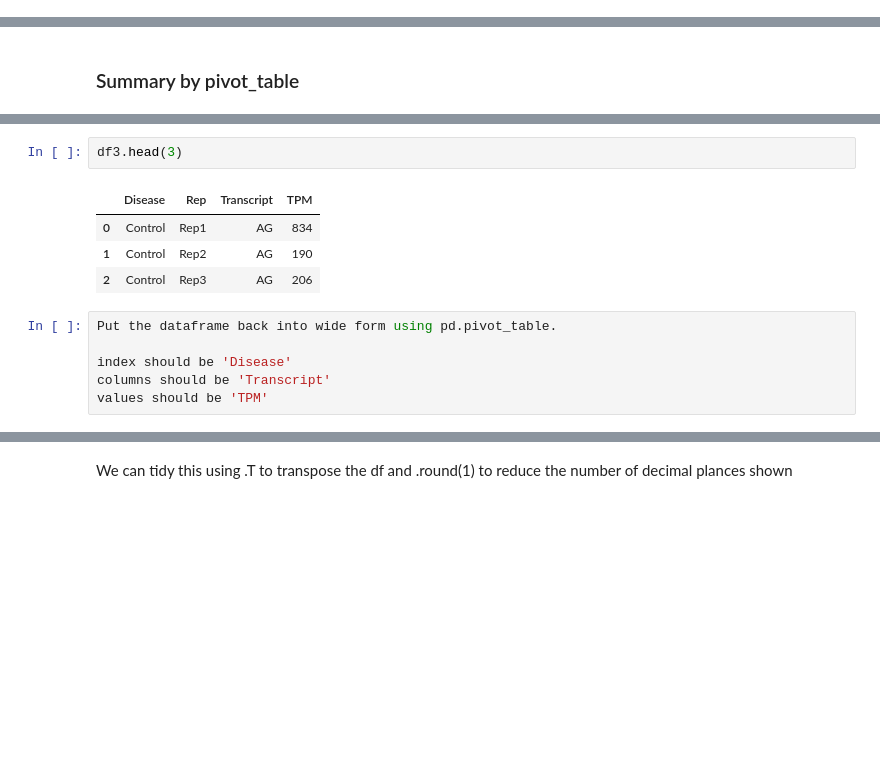
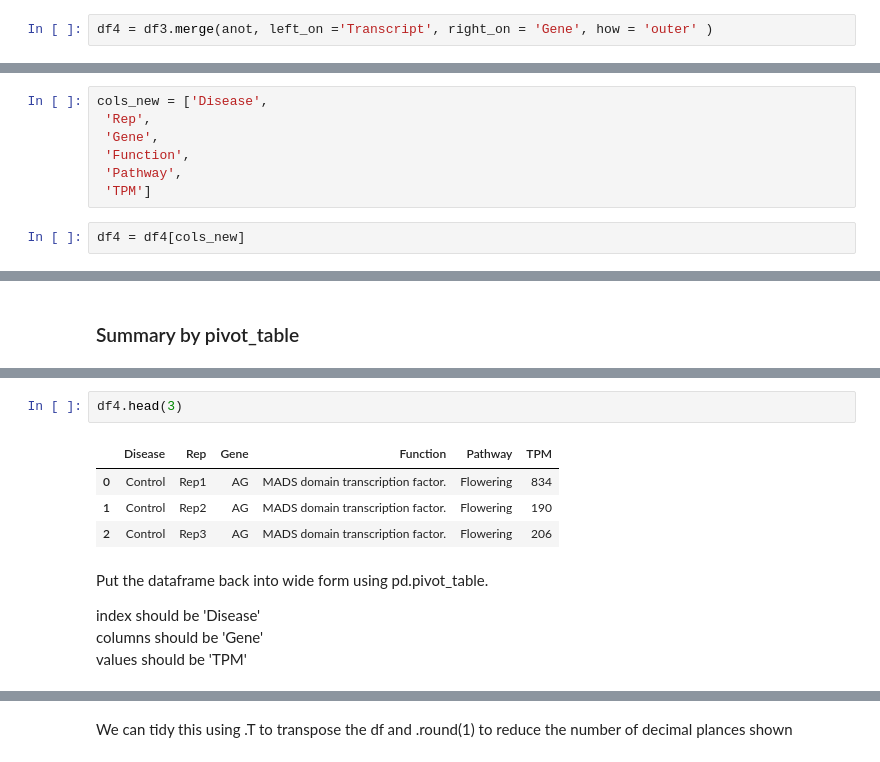
Before and after one commit to nicksavill/DEB_development, a Jupyter notebook: Week_05/Class_9_demonstrator.ipynb, the cells around one changed output, grey strips where cells are left out. Drawn from its saved outputs; the diff is of its cells as text; blank space fills up the shorter version.

```diff
--- a/Week_05/Class_9_interactive.ipynb
+++ b/Week_05/Class_9_demonstrator.ipynb
@@ -733,0 +659,2 @@ df4.loc['UFO']
+# %%
+df4 = df3.merge(anot, left_on ='Transcript', right_on = 'Gene', how = 'outer' )
@@ -733,0 +682,9 @@ df4.loc['UFO']
+# %%
+cols_new = ['Disease',
+ 'Rep',
+ 'Gene',
+ 'Function',
+ 'Pathway',
+ 'TPM']
+# %%
+df4 = df4[cols_new]
@@ -747,15 +710,15 @@ aggfunc=np.std
 aggfunc=len
 # %%
-df3.head(3)
+df4.head(3)
 # %% [output]
-|  | Disease | Rep | Transcript | TPM |
-| 0 | Control | Rep1 | AG | 834 |
-| 1 | Control | Rep2 | AG | 190 |
-| 2 | Control | Rep3 | AG | 206 |
+|  | Disease | Rep | Gene | Function | Pathway | TPM |
+| 0 | Control | Rep1 | AG | MADS domain transcription factor. | Flowering | 834 |
+| 1 | Control | Rep2 | AG | MADS domain transcription factor. | Flowering | 190 |
+| 2 | Control | Rep3 | AG | MADS domain transcription factor. | Flowering | 206 |
-# %%
-Put the dataframe back into wide form using pd.pivot_table.
-
-index should be 'Disease'
-columns should be 'Transcript'
-values should be 'TPM'
+# %% [markdown]
+Put the dataframe back into wide form using pd.pivot_table.
+
+index should be 'Disease'
+columns should be 'Gene'
+values should be 'TPM'
 # %%
```
Also changed, not shown: parts of 18 cells of this notebook, 1 other file.
